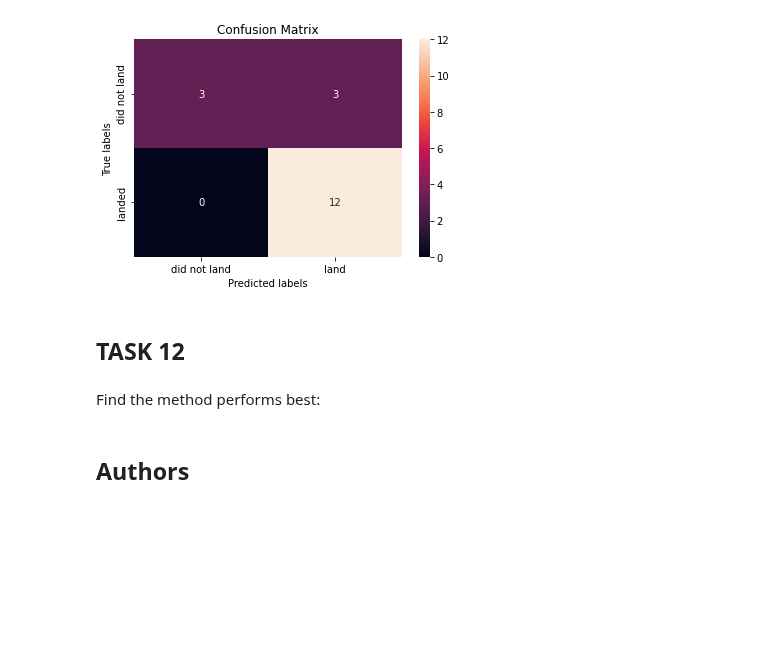
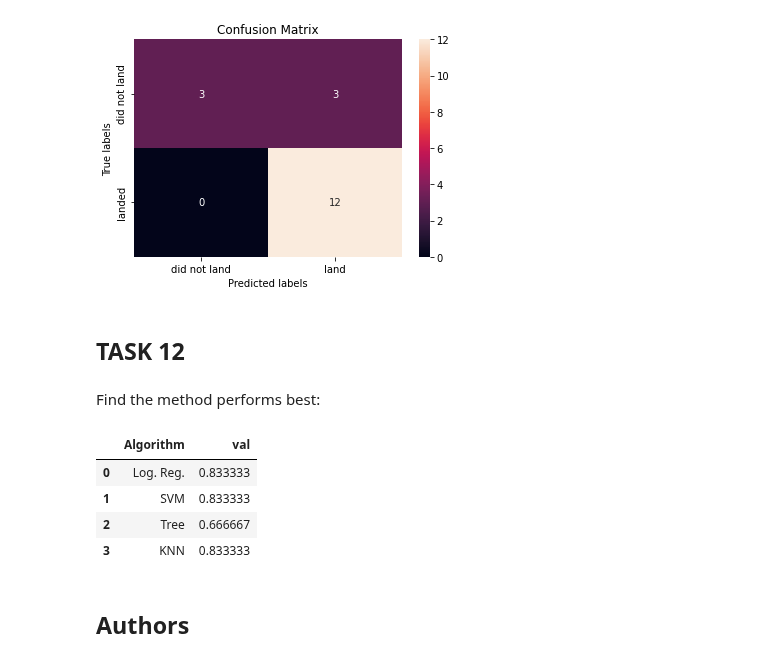
Before and after one commit to rafapaz/ML_IBM-10, a Jupyter notebook: SpaceX_Machine Learning Prediction_Part_5.ipynb, the cells around one changed output. Saved outputs shown, nothing was run; the diff lists cells and outputs as text; code cells hidden in the pictures; blank space fills up the shorter version.

```diff
--- a/SpaceX_Machine Learning Prediction_Part_5.ipynb
+++ b/SpaceX_Machine Learning Prediction_Part_5.ipynb
@@ -338,2 +323,11 @@ scores = [logreg_cv.score(X_test, Y_test), svm_cv.score(X_test, Y_test), tree_cv
+# %%
+df = pd.DataFrame({'Algorithm':['Log. Reg.', 'SVM', 'Tree', 'KNN'], 'val':scores_test})
+df.head()
+# %% [output]
+|  | Algorithm | val |
+| 0 | Log. Reg. | 0.833333 |
+| 1 | SVM | 0.833333 |
+| 2 | Tree | 0.666667 |
+| 3 | KNN | 0.833333 |
 # %% [markdown]
 ## Authors
```
Also changed, not shown: parts of 8 cells of this notebook, 5 other files.
